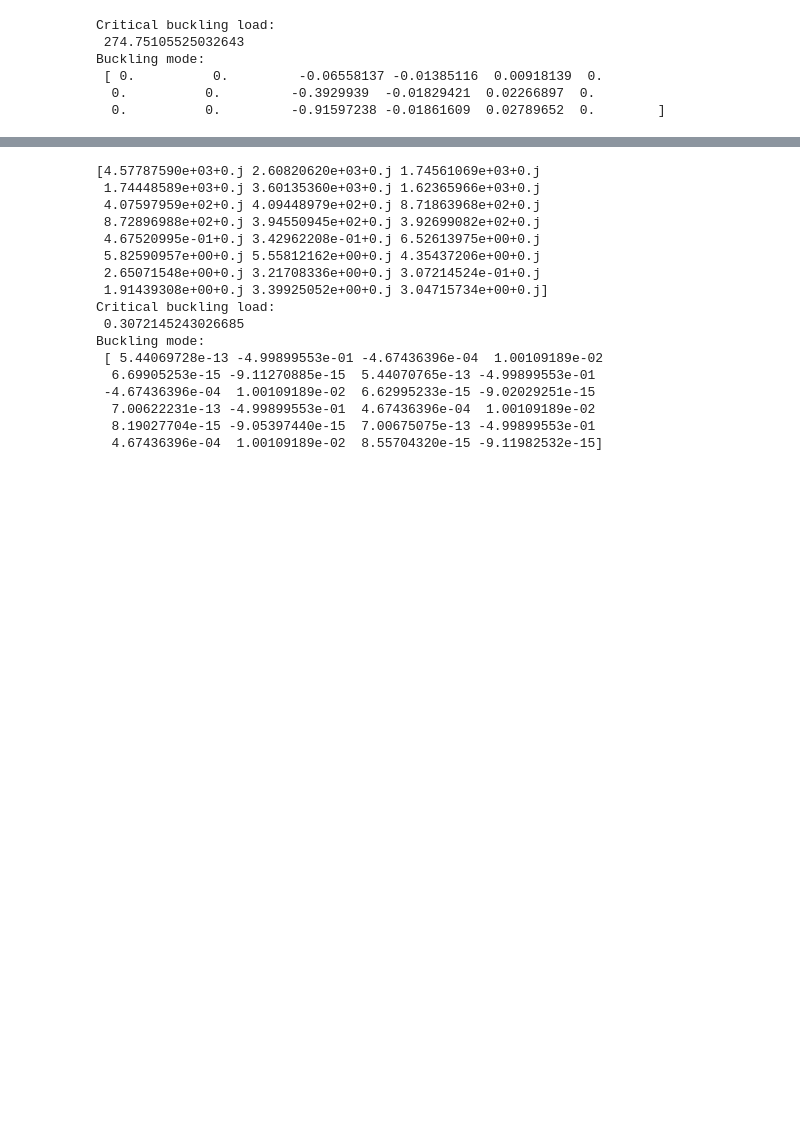
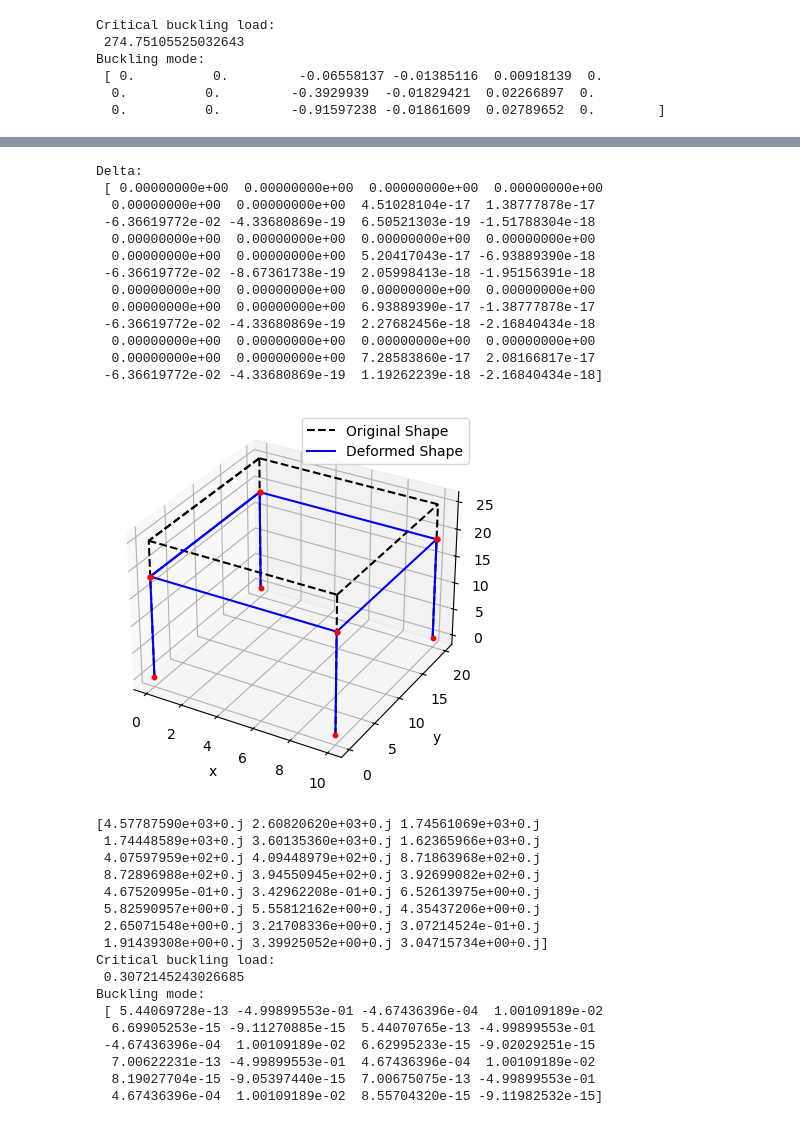
Before and after one commit to erfanhamdi/mastanJ, a Jupyter notebook: tutorials.ipynb, the cells around one changed output, grey strips where cells are left out. Cells and saved outputs as stored; diff of their text form; code cells hidden in the pictures; blank space fills up the shorter version.

```diff
--- a/tutorials.ipynb
+++ b/tutorials.ipynb
@@ -320,57 +320,75 @@ Buckling mode:
 E = 500
 nu = 0.3
 r = 0.5
 A = np.pi*r**2
 I_y = np.pi*r**4 / 4
 I_z = np.pi*r**4 / 4
 I_rho = np.pi*r**4 / 2
 J = np.pi*r**4 / 2
 local_z = None
 F7 = Frame()
 node0 = Node(coords = np.array([0, 0, 0]), u_x = 0, u_y = 0, u_z = 0, theta_x = 0, theta_y = 0, theta_z = 0)
 node1 = Node(coords = np.array([10, 0, 0]), u_x = 0, u_y = 0, u_z = 0, theta_x = 0, theta_y = 0, theta_z = 0)
 node2 = Node(coords = np.array([10, 20, 0]), u_x = 0, u_y = 0, u_z = 0, theta_x = 0, theta_y = 0, theta_z = 0)
 node3 = Node(coords = np.array([0, 20, 0]), u_x = 0, u_y = 0, u_z = 0, theta_x = 0, theta_y = 0, theta_z = 0)
 node4 = Node(coords = np.array([0, 0, 25]), F_x = 0, F_y = 0, F_z = -1, M_x = 0, M_y = 0, M_z = 0)
 node5 = Node(coords = np.array([10, 0, 25]), F_x = 0, F_y = 0, F_z = -1, M_x = 0, M_y = 0, M_z = 0)
 node6 = Node(coords = np.array([10, 20, 25]), F_x = 0, F_y = 0, F_z = -1, M_x = 0, M_y = 0, M_z = 0)
 node7 = Node(coords = np.array([0, 20, 25]), F_x = 0, F_y = 0, F_z = -1, M_x = 0, M_y = 0, M_z = 0)
-element0 = Element(node_list=[node0, node4], A = A, E = E, Iz = I_z, Iy= I_y, J = J, nu = nu, I_rho = I_rho, local_z = local_z)
-element1 = Element(node_list=[node1, node5], A = A, E = E, Iz = I_z, Iy= I_y, J = J, nu = nu, I_rho = I_rho, local_z = local_z)
-element2 = Element(node_list=[node2, node6], A = A, E = E, Iz = I_z, Iy= I_y, J = J, nu = nu, I_rho = I_rho, local_z = local_z)
-element3 = Element(node_list=[node3, node7], A = A, E = E, Iz = I_z, Iy= I_y, J = J, nu = nu, I_rho = I_rho, local_z = local_z)
-element4 = Element(node_list=[node4, node5], A = A, E = E, Iz = I_z, Iy= I_y, J = J, nu = nu, I_rho = I_rho, local_z = local_z)
-element5 = Element(node_list=[node5, node6], A = A, E = E, Iz = I_z, Iy= I_y, J = J, nu = nu, I_rho = I_rho, local_z = local_z)
-element6 = Element(node_list=[node6, node7], A = A, E = E, Iz = I_z, Iy= I_y, J = J, nu = nu, I_rho = I_rho, local_z = local_z)
-element7 = Element(node_list=[node7, node4], A = A, E = E, Iz = I_z, Iy= I_y, J = J, nu = nu, I_rho = I_rho, local_z = local_z)
+# node4 = Node(coords = np.array([0, 0, 25]), F_x = 0, F_y = 0, F_z = -1, theta_x = 0, theta_y = 0, theta_z = 0)
+# node5 = Node(coords = np.array([10, 0, 25]), F_x = 0, F_y = 0, F_z = -1, theta_x = 0, theta_y = 0, theta_z = 0)
+# node6 = Node(coords = np.array([10, 20, 25]), F_x = 0, F_y = 0, F_z = -1, theta_x = 0, theta_y = 0, theta_z = 0)
+# node7 = Node(coords = np.array([0, 20, 25]), F_x = 0, F_y = 0, F_z = -1, theta_x = 0, theta_y = 0, theta_z = 0)
+element0 = Element(node_list=[node0, node4], A = A, E = E, Iz = I_z, Iy= I_y, J = J, nu = nu, I_rho = I_rho)
+element1 = Element(node_list=[node1, node5], A = A, E = E, Iz = I_z, Iy= I_y, J = J, nu = nu, I_rho = I_rho)
+element2 = Element(node_list=[node2, node6], A = A, E = E, Iz = I_z, Iy= I_y, J = J, nu = nu, I_rho = I_rho)
+element3 = Element(node_list=[node3, node7], A = A, E = E, Iz = I_z, Iy= I_y, J = J, nu = nu, I_rho = I_rho)
+element4 = Element(node_list=[node4, node5], A = A, E = E, Iz = I_z, Iy= I_y, J = J, nu = nu, I_rho = I_rho)
+element5 = Element(node_list=[node5, node6], A = A, E = E, Iz = I_z, Iy= I_y, J = J, nu = nu, I_rho = I_rho)
+element6 = Element(node_list=[node6, node7], A = A, E = E, Iz = I_z, Iy= I_y, J = J, nu = nu, I_rho = I_rho)
+element7 = Element(node_list=[node7, node4], A = A, E = E, Iz = I_z, Iy= I_y, J = J, nu = nu, I_rho = I_rho)
 F7.add_elements([element0, element1, element2, element3, element4, element5, element6, element7])
 F7.assemble()
 delta, F_rxn = F7.solve()
-# print(f"Delta:\n {delta}")
+print(f"Delta:\n {delta}")
 # print(f"Reaction force on supports:\n {F_rxn}")
 hermite_sf = HermiteShapeFunctions()
-# plot_deformed([element0, element1, element2, element3, element4, element5, element6, element7], hermite_sf, delta, scale=100)
+plot_deformed([element0, element1, element2, element3, element4, element5, element6, element7], hermite_sf, delta, scale=100)
 F7.assemble_geometric()
 eigvals, eigvecs = F7.eigenvalue_analysis()
 print(eigvals)
 critical_load_idx = np.argsort(abs(eigvals.real))[0]
 print(f"Critical buckling load:\n {abs(eigvals.real)[critical_load_idx]}")
 print(f"Buckling mode:\n {eigvecs[:, critical_load_idx]}")
 # %% [output]
-[4.57787590e+03+0.j 2.60820620e+03+0.j 1.74561069e+03+0.j
- 1.74448589e+03+0.j 3.60135360e+03+0.j 1.62365966e+03+0.j
- 4.07597959e+02+0.j 4.09448979e+02+0.j 8.71863968e+02+0.j
- 8.72896988e+02+0.j 3.94550945e+02+0.j 3.92699082e+02+0.j
- 4.67520995e-01+0.j 3.42962208e-01+0.j 6.52613975e+00+0.j
- 5.82590957e+00+0.j 5.55812162e+00+0.j 4.35437206e+00+0.j
- 2.65071548e+00+0.j 3.21708336e+00+0.j 3.07214524e-01+0.j
- 1.91439308e+00+0.j 3.39925052e+00+0.j 3.04715734e+00+0.j]
-Critical buckling load:
- 0.3072145243026685
-Buckling mode:
- [ 5.44069728e-13 -4.99899553e-01 -4.67436396e-04  1.00109189e-02
-  6.69905253e-15 -9.11270885e-15  5.44070765e-13 -4.99899553e-01
- -4.67436396e-04  1.00109189e-02  6.62995233e-15 -9.02029251e-15
-  7.00622231e-13 -4.99899553e-01  4.67436396e-04  1.00109189e-02
-  8.19027704e-15 -9.05397440e-15  7.00675075e-13 -4.99899553e-01
-  4.67436396e-04  1.00109189e-02  8.55704320e-15 -9.11982532e-15]
+Delta:
+ [ 0.00000000e+00  0.00000000e+00  0.00000000e+00  0.00000000e+00
+  0.00000000e+00  0.00000000e+00  4.51028104e-17  1.38777878e-17
+ -6.36619772e-02 -4.33680869e-19  6.50521303e-19 -1.51788304e-18
+  0.00000000e+00  0.00000000e+00  0.00000000e+00  0.00000000e+00
+  0.00000000e+00  0.00000000e+00  5.20417043e-17 -6.93889390e-18
+ -6.36619772e-02 -8.67361738e-19  2.05998413e-18 -1.95156391e-18
+  0.00000000e+00  0.00000000e+00  0.00000000e+00  0.00000000e+00
+  0.00000000e+00  0.00000000e+00  6.93889390e-17 -1.38777878e-17
+ -6.36619772e-02 -4.33680869e-19  2.27682456e-18 -2.16840434e-18
+  0.00000000e+00  0.00000000e+00  0.00000000e+00  0.00000000e+00
+  0.00000000e+00  0.00000000e+00  7.28583860e-17  2.08166817e-17
+ -6.36619772e-02 -4.33680869e-19  1.19262239e-18 -2.16840434e-18]
+[figure, added]
+[4.57787590e+03+0.j 2.60820620e+03+0.j 1.74561069e+03+0.j
+ 1.74448589e+03+0.j 3.60135360e+03+0.j 1.62365966e+03+0.j
+ 4.07597959e+02+0.j 4.09448979e+02+0.j 8.71863968e+02+0.j
+ 8.72896988e+02+0.j 3.94550945e+02+0.j 3.92699082e+02+0.j
+ 4.67520995e-01+0.j 3.42962208e-01+0.j 6.52613975e+00+0.j
+ 5.82590957e+00+0.j 5.55812162e+00+0.j 4.35437206e+00+0.j
+ 2.65071548e+00+0.j 3.21708336e+00+0.j 3.07214524e-01+0.j
+ 1.91439308e+00+0.j 3.39925052e+00+0.j 3.04715734e+00+0.j]
+Critical buckling load:
+ 0.3072145243026685
+Buckling mode:
+ [ 5.44069728e-13 -4.99899553e-01 -4.67436396e-04  1.00109189e-02
+  6.69905253e-15 -9.11270885e-15  5.44070765e-13 -4.99899553e-01
+ -4.67436396e-04  1.00109189e-02  6.62995233e-15 -9.02029251e-15
+  7.00622231e-13 -4.99899553e-01  4.67436396e-04  1.00109189e-02
+  8.19027704e-15 -9.05397440e-15  7.00675075e-13 -4.99899553e-01
+  4.67436396e-04  1.00109189e-02  8.55704320e-15 -9.11982532e-15]
```
Also changed, not shown: parts of 5 cells of this notebook, 11 other files.
